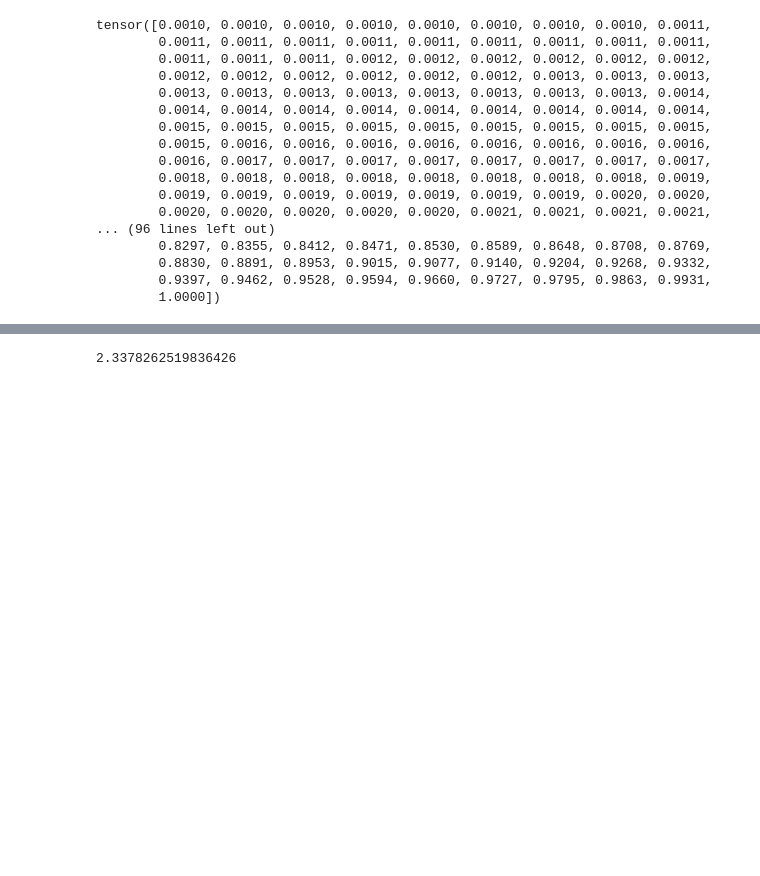
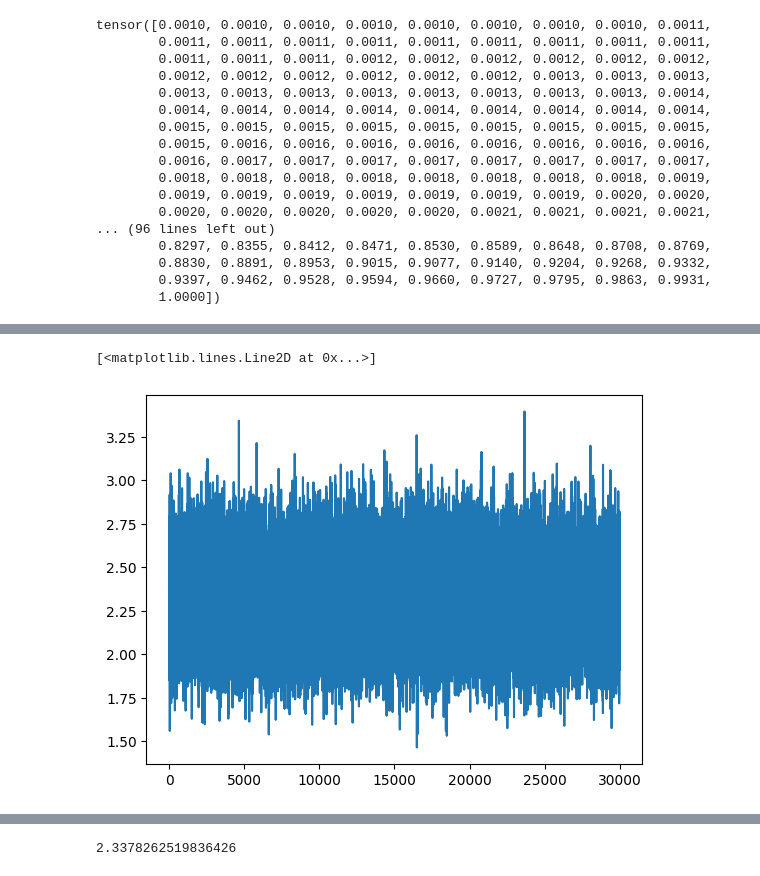
Before and after one commit to calogerofontana/makemore_part2_mlp, a Jupyter notebook: makemore_part2_mlp.ipynb, the cells around one changed output, grey strips where cells are left out. Drawn from its saved outputs; the diff is of its cells as text; code cells hidden in the pictures; blank space fills up the shorter version.

```diff
--- a/makemore_part2_mlp.ipynb
+++ b/makemore_part2_mlp.ipynb
@@ -621,0 +630,5 @@ for i in range(10000):
+# %%
+plt.plot(stepi,lossi) # tickness tail due to optimizing via minibatches which create noise
+# %% [output]
+[<matplotlib.lines.Line2D at 0x...>]
+[figure, added]
```
Also changed, not shown: parts of 11 cells of this notebook.
